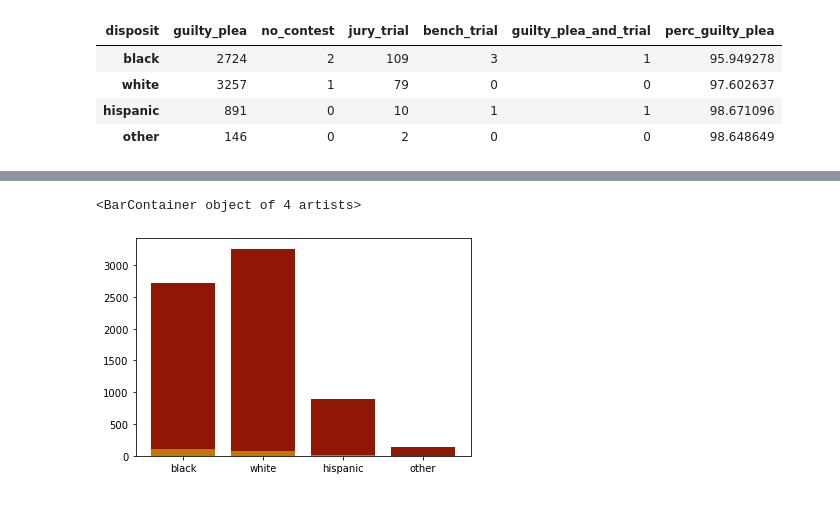
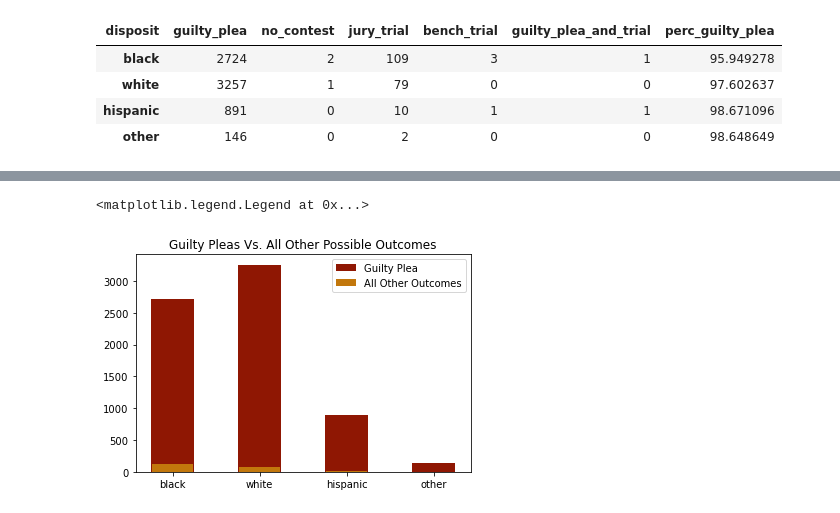
Before and after one commit to jenwhitson/sentencing_project, a Jupyter notebook: notebooks/individual_offender_eda.ipynb, the cells around one changed output, grey strips where cells are left out. Cells and saved outputs as stored; diff of their text form; code cells hidden in the pictures.

Commit message:
updated bar chart for pleas v. other outcomes

```diff
--- a/notebooks/individual_offender_eda.ipynb
+++ b/notebooks/individual_offender_eda.ipynb
@@ -1630,9 +1593,10 @@ stats_df
 | 2 | hispanic | 891 | 0 | 10 | 1 | 1 | 98.671096 | ... |
 | 3 | other | 146 | 0 | 2 | 0 | 0 | 98.648649 | ... |
 # %%
-plt.bar(stats_df.race, stats_df.guilty_plea, color = '#8F1703')
-plt.bar(stats_df.race, stats_df.no_contest, bottom = stats_df.guilty_plea, color = '#D6C297')
-plt.bar(stats_df.race, stats_df.jury_trial, bottom = stats_df.no_contest, color = '#C2770C')
+plt.bar(stats_df.race, stats_df.guilty_plea, width = .5, color = '#8F1703', label = 'Guilty Plea')
+plt.bar(stats_df.race, (stats_df.no_contest + stats_df.jury_trial + stats_df.bench_trial + stats_df.guilty_plea_and_trial), width = .475, color = '#C2770C', label = 'All Other Outcomes')
+plt.title('Guilty Pleas Vs. All Other Possible Outcomes')
+plt.legend()
 # %% [output]
-<BarContainer object of 4 artists>
+<matplotlib.legend.Legend at 0x...>
-[figure, old version]
+[figure, new version]
```
Also changed, not shown: parts of 6 cells of this notebook.
